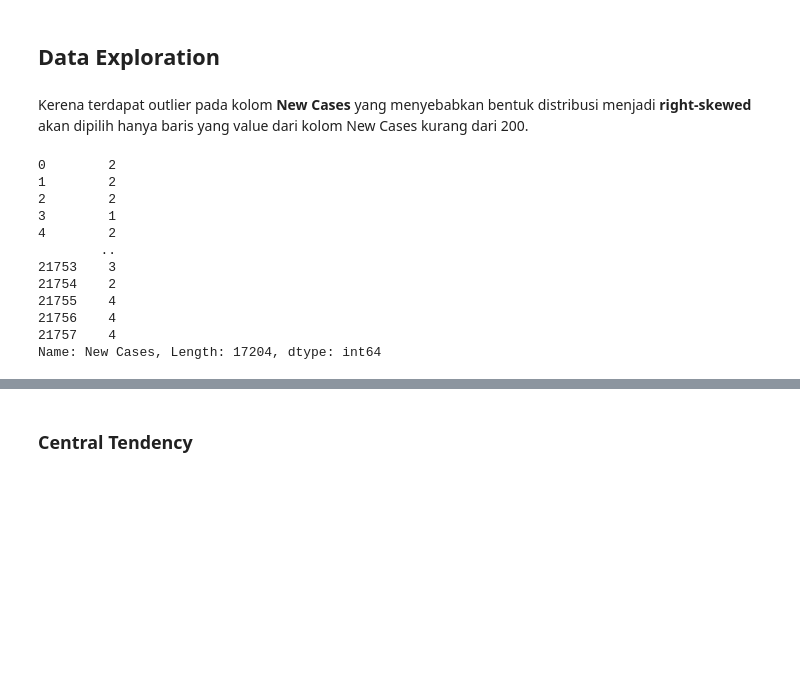
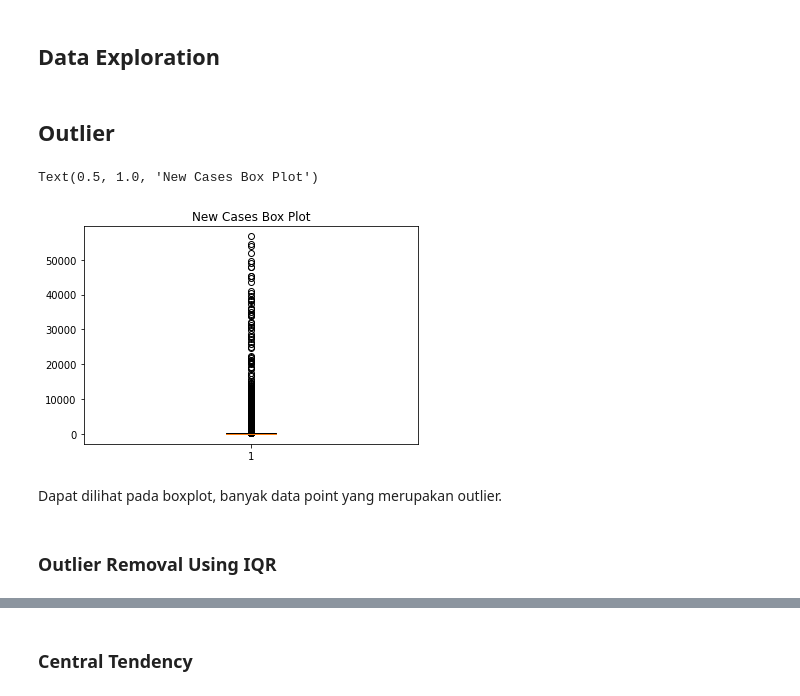
Before and after one commit to Penzragon/h8dsft_Descriptive, a Jupyter notebook: script.ipynb, the cells around one changed output, grey strips where cells are left out. Saved outputs shown, nothing was run; the diff lists cells and outputs as text; code cells hidden in the pictures; blank space fills up the shorter version.

```diff
--- a/script.ipynb
+++ b/script.ipynb
@@ -95,5 +96,15 @@ Growth Factor of New Deaths     2467
 dtype: int64
 # %% [markdown]
 ## Data Exploration
-# %% [markdown]
-Kerena terdapat outlier pada kolom **New Cases** yang menyebabkan bentuk distribusi menjadi **right-skewed** akan dipilih hanya baris yang value dari kolom New Cases kurang dari 200.
+# %% [markdown]
+## Outlier
+# %%
+plt.boxplot(covid['New Cases'])
+plt.title('New Cases Box Plot')
+# %% [output]
+Text(0.5, 1.0, 'New Cases Box Plot')
+[figure, added]
+# %% [markdown]
+Dapat dilihat pada boxplot, banyak data point yang merupakan outlier.
+# %% [markdown]
+### Outlier Removal Using IQR
@@ -102,15 +120,0 @@ new_cases = covid[covid['New Cases'] < 200]['New Cases']
-# %%
-new_cases
-# %% [output]
-0        2
-1        2
-2        2
-3        1
-4        2
-        ..
-21753    3
-21754    2
-21755    4
-21756    4
-21757    4
-Name: New Cases, Length: 17204, dtype: int64
```
Also changed, not shown: parts of 16 cells of this notebook.
